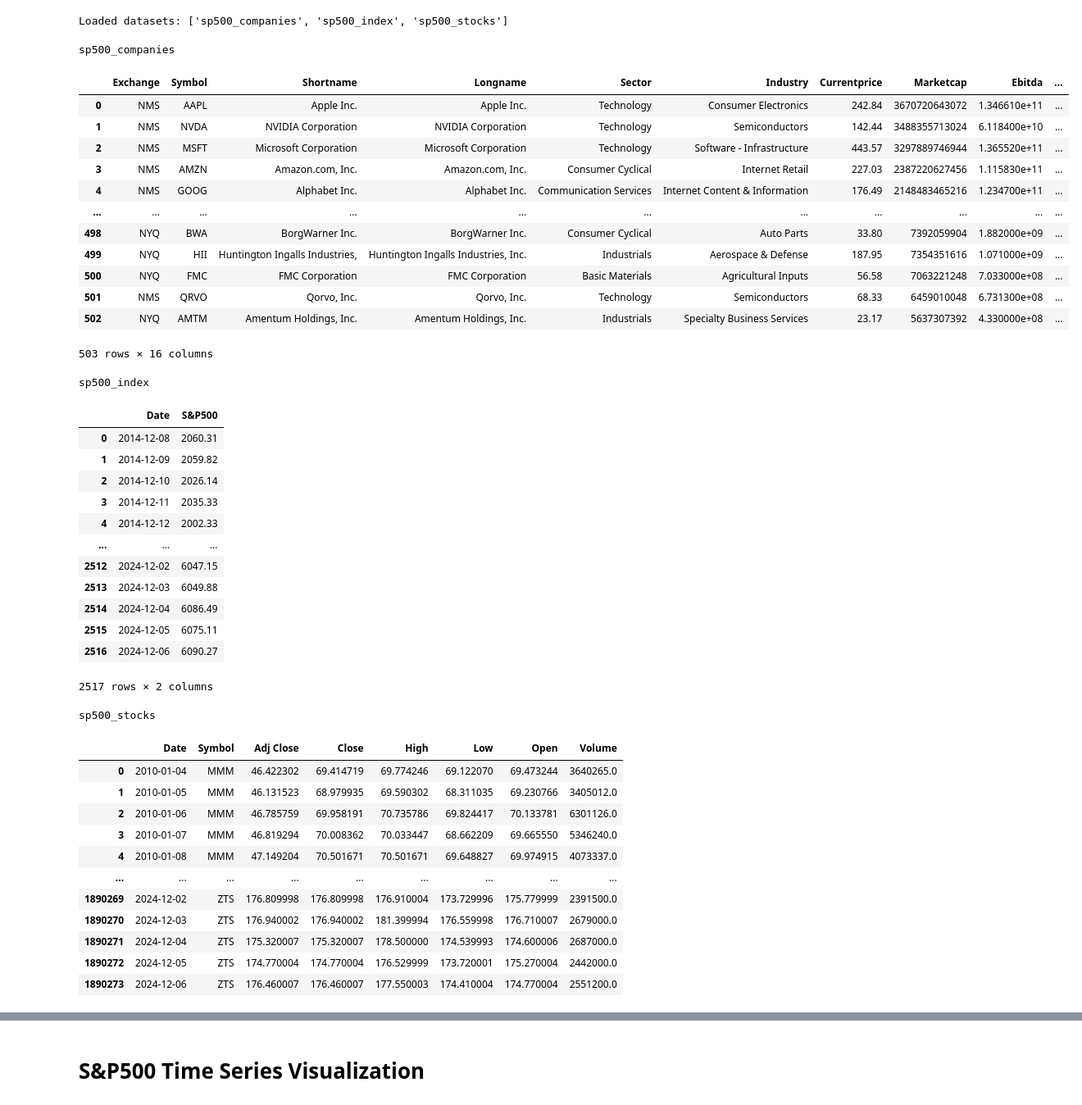
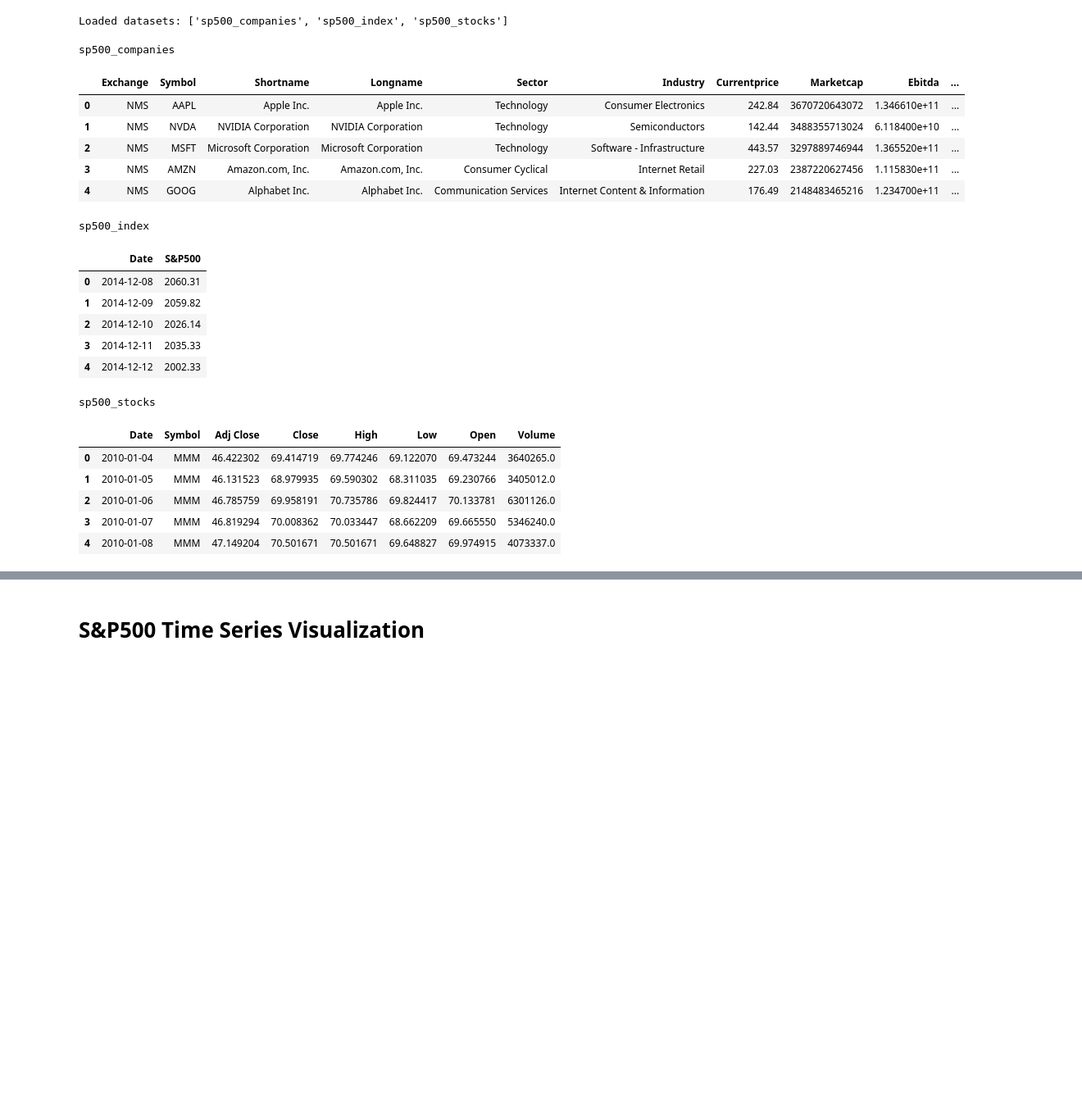
Before and after one commit to jkwiatk1/MDAI25-quantitative-trading-transformers, a Jupyter notebook: data/finance/sp500/sp500_tickers-download&analysis.ipynb, the cells around one changed output, grey strips where cells are left out. Shown: that part at 82% size. Drawn from its saved outputs; the diff is of its cells as text; code cells hidden in the pictures; blank space fills up the shorter version.

```diff
--- a/data/finance/sp500/sp500_tickers-download&analysis.ipynb
+++ b/data/finance/sp500/sp500_tickers-download&analysis.ipynb
@@ -75,46 +75,26 @@ Loaded datasets: ['sp500_companies', 'sp500_index', 'sp500_stocks']
 # %%
 for key in data.keys():
     print(key)
-    display(data[key])
+    display(data[key].head())
 # %% [output]
 sp500_companies
 |  | Exchange | Symbol | Shortname | Longname | Sector | Industry | Currentprice | Marketcap | Ebitda | ... |
 | 0 | NMS | AAPL | Apple Inc. | Apple Inc. | Technology | Consumer Electronics | 242.84 | 3670720643072 | 1.346610e+11 | ... |
 | 1 | NMS | NVDA | NVIDIA Corporation | NVIDIA Corporation | Technology | Semiconductors | 142.44 | 3488355713024 | 6.118400e+10 | ... |
 | 2 | NMS | MSFT | Microsoft Corporation | Microsoft Corporation | Technology | Software - Infrastructure | 443.57 | 3297889746944 | 1.365520e+11 | ... |
 | 3 | NMS | AMZN | Amazon.com, Inc. | Amazon.com, Inc. | Consumer Cyclical | Internet Retail | 227.03 | 2387220627456 | 1.115830e+11 | ... |
 | 4 | NMS | GOOG | Alphabet Inc. | Alphabet Inc. | Communication Services | Internet Content & Information | 176.49 | 2148483465216 | 1.234700e+11 | ... |
-| ... | ... | ... | ... | ... | ... | ... | ... | ... | ... | ... |
-| 498 | NYQ | BWA | BorgWarner Inc. | BorgWarner Inc. | Consumer Cyclical | Auto Parts | 33.80 | 7392059904 | 1.882000e+09 | ... |
-| 499 | NYQ | HII | Huntington Ingalls Industries, | Huntington Ingalls Industries, Inc. | Industrials | Aerospace & Defense | 187.95 | 7354351616 | 1.071000e+09 | ... |
-| 500 | NYQ | FMC | FMC Corporation | FMC Corporation | Basic Materials | Agricultural Inputs | 56.58 | 7063221248 | 7.033000e+08 | ... |
-| 501 | NMS | QRVO | Qorvo, Inc. | Qorvo, Inc. | Technology | Semiconductors | 68.33 | 6459010048 | 6.731300e+08 | ... |
-| 502 | NYQ | AMTM | Amentum Holdings, Inc. | Amentum Holdings, Inc. | Industrials | Specialty Business Services | 23.17 | 5637307392 | 4.330000e+08 | ... |
-503 rows × 16 columns
+sp500_index
+|  | Date | S&P500 |
+| 0 | 2014-12-08 | 2060.31 |
+| 1 | 2014-12-09 | 2059.82 |
+| 2 | 2014-12-10 | 2026.14 |
+| 3 | 2014-12-11 | 2035.33 |
+| 4 | 2014-12-12 | 2002.33 |
-sp500_index
+sp500_stocks
-|  | Date | S&P500 |
-| 0 | 2014-12-08 | 2060.31 |
-| 1 | 2014-12-09 | 2059.82 |
-| 2 | 2014-12-10 | 2026.14 |
-| 3 | 2014-12-11 | 2035.33 |
-| 4 | 2014-12-12 | 2002.33 |
-| ... | ... | ... |
-| 2512 | 2024-12-02 | 6047.15 |
-| 2513 | 2024-12-03 | 6049.88 |
-| 2514 | 2024-12-04 | 6086.49 |
-| 2515 | 2024-12-05 | 6075.11 |
-| 2516 | 2024-12-06 | 6090.27 |
-2517 rows × 2 columns
-sp500_stocks
 |  | Date | Symbol | Adj Close | Close | High | Low | Open | Volume |
 | 0 | 2010-01-04 | MMM | 46.422302 | 69.414719 | 69.774246 | 69.122070 | 69.473244 | 3640265.0 |
 | 1 | 2010-01-05 | MMM | 46.131523 | 68.979935 | 69.590302 | 68.311035 | 69.230766 | 3405012.0 |
 | 2 | 2010-01-06 | MMM | 46.785759 | 69.958191 | 70.735786 | 69.824417 | 70.133781 | 6301126.0 |
 | 3 | 2010-01-07 | MMM | 46.819294 | 70.008362 | 70.033447 | 68.662209 | 69.665550 | 5346240.0 |
 | 4 | 2010-01-08 | MMM | 47.149204 | 70.501671 | 70.501671 | 69.648827 | 69.974915 | 4073337.0 |
-| ... | ... | ... | ... | ... | ... | ... | ... | ... |
-| 1890269 | 2024-12-02 | ZTS | 176.809998 | 176.809998 | 176.910004 | 173.729996 | 175.779999 | 2391500.0 |
-| 1890270 | 2024-12-03 | ZTS | 176.940002 | 176.940002 | 181.399994 | 176.559998 | 176.710007 | 2679000.0 |
-| 1890271 | 2024-12-04 | ZTS | 175.320007 | 175.320007 | 178.500000 | 174.539993 | 174.600006 | 2687000.0 |
-| 1890272 | 2024-12-05 | ZTS | 174.770004 | 174.770004 | 176.529999 | 173.720001 | 175.270004 | 2442000.0 |
-| 1890273 | 2024-12-06 | ZTS | 176.460007 | 176.460007 | 177.550003 | 174.410004 | 174.770004 | 2551200.0 |
```
Also changed, not shown: parts of 5 cells of this notebook, 1 other file.
